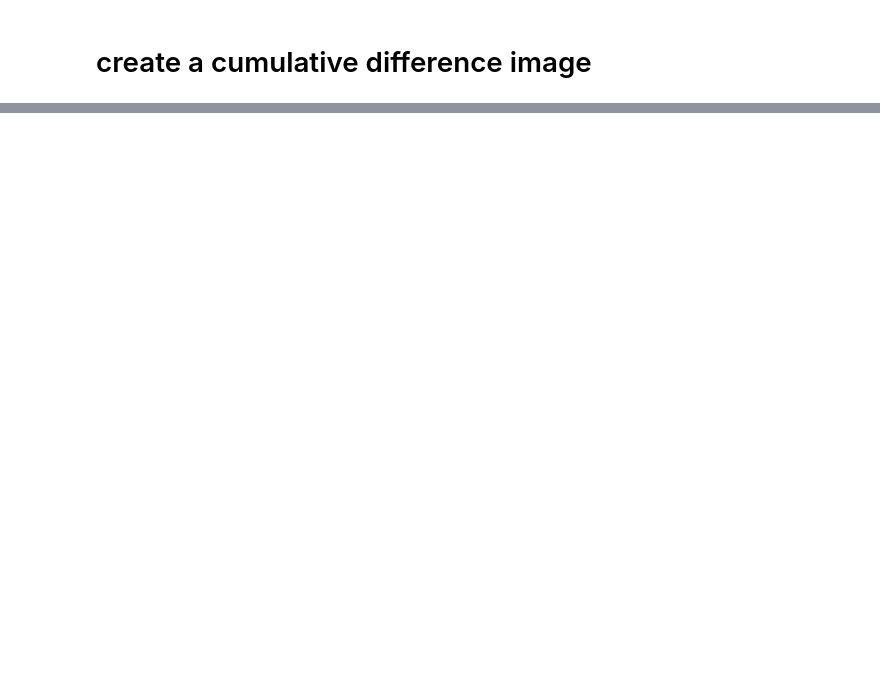
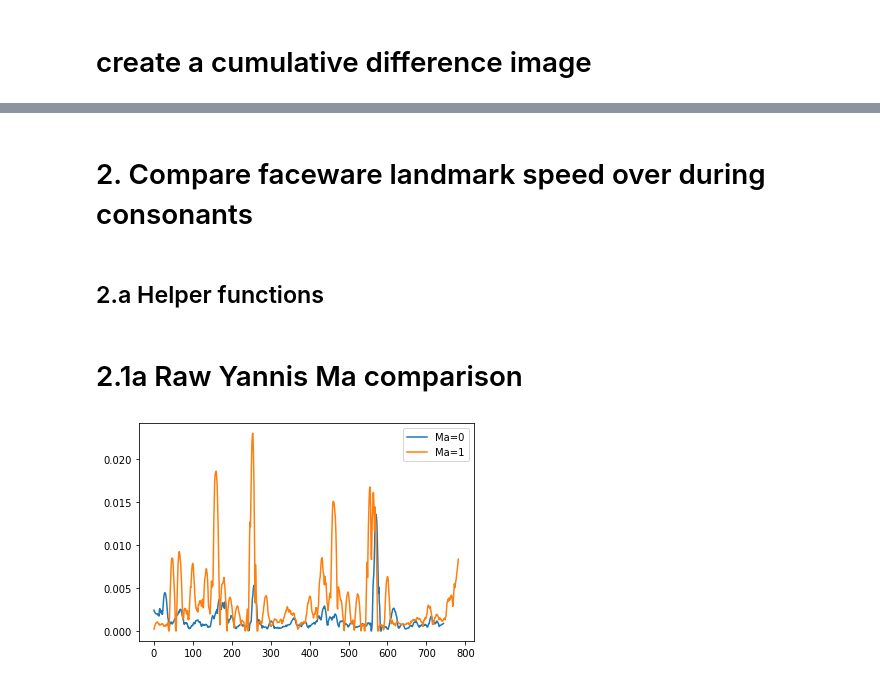
Before and after one commit to EvanSamaa/jali_sing, a Jupyter notebook: Singing evaluation.ipynb, the cells around one changed output, grey strips where cells are left out. Drawn from its saved outputs; the diff is of its cells as text; code cells hidden in the pictures; blank space fills up the shorter version.

```diff
--- a/Singing evaluation.ipynb
+++ b/Singing evaluation.ipynb
@@ -77,0 +61,4 @@ plt.plot(diff)
+# %% [markdown]
+# 2. Compare faceware landmark speed over during consonants
+# %% [markdown]
+## 2.a Helper functions
@@ -77,0 +225,27 @@ plt.plot(diff)
+# %% [markdown]
+# 2.1a Raw Yannis Ma comparison
+# %%
+fps = 30.0
+dt = 1/fps
+
+
+fileName = "F:\\MASC\\Jali_sing\\Revision\\validation\\faceware session Yannis\\Oh Canada\\landmark_comparison\\Ma0.xml"
+lm_Ma0 = faceWareLandmarkObject(fileName)
+
+fileName = "F:\\MASC\\Jali_sing\\Revision\\validation\\faceware session Yannis\\Oh Canada\\landmark_comparison\\Ma1.xml"
+lm_Ma1 = faceWareLandmarkObject(fileName)
+
+
+mouth_Ma0 = lm_Ma0.getMouth()[0]
+velocity_Ma0 = savgol_filter(get_average_velocity(mouth_Ma0, dt), 19, 2)
+velocity_Ma0 = np.where(velocity_Ma0>0, velocity_Ma0, 0)
+mouth_Ma1 = lm_Ma1.getMouth()[0]
+velocity_Ma1 = savgol_filter(get_average_velocity(mouth_Ma1, dt), 19, 2)
+velocity_Ma1 = np.where(velocity_Ma1>0, velocity_Ma1, 0)
+
+plt.plot(velocity_Ma0, label="Ma=0")
+plt.plot(velocity_Ma1, label="Ma=1")
+plt.legend()
+plt.show()
+# %% [output]
+[figure, added]
```
Also changed, not shown: parts of 21 cells of this notebook, 1 other file.
